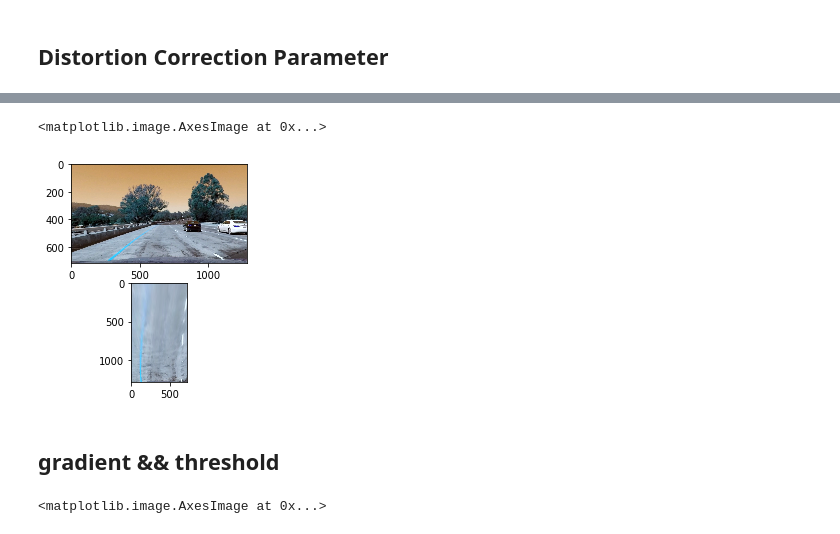
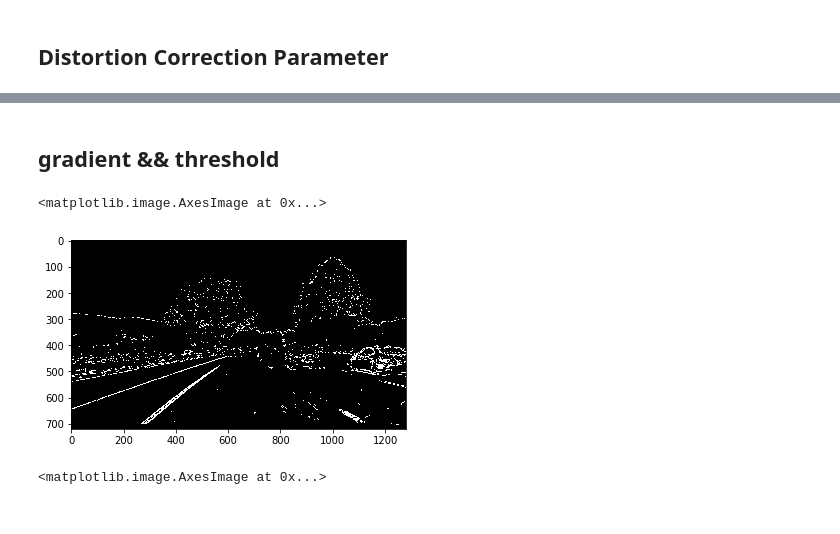
Before and after one commit to miaoyanlearningcode/CarND-Advanced-Lane-Lines, a Jupyter notebook: advanced_laneDetection.ipynb, the cells around one changed output, grey strips where cells are left out. Saved outputs shown, nothing was run; the diff lists cells and outputs as text; code cells hidden in the pictures.

```diff
--- a/advanced_laneDetection.ipynb
+++ b/advanced_laneDetection.ipynb
@@ -70,8 +70,10 @@ cv2.destroyAllWindows()
 %matplotlib inline
 # test on stright line images
 test_images = glob.glob('./test_images/*.jpg')
-img = cv2.imread(test_images[0])
+img = cv2.imread(test_images[4])
 undist = cv2.undistort(img, mtx, dist, None, mtx)
-f, (ax1, ax2) = plt.subplots(1,2,figsize=(20,10))
-ax1.imshow(img)
-ax2.imshow(undist)
+# f, (ax1, ax2) = plt.subplots(1,2,figsize=(20,10))
+# ax1.imshow(img)
+# ax2.imshow(undist)
+cv2.imshow('img1', img)
+cv2.imshow('undist', undist)
@@ -81,27 +80,3 @@ ax2.imshow(undist)
-# %%
-#perspective transf
-nx = 1280
-ny = 720
-
-img = cv2.imread(test_images[4])
-undistorted = cv2.undistort(img, mtx, dist, None, mtx)
-plt.subplot(211)
-plt.imshow(undistorted, cmap='gray')
-
-xOffset = 20
-yOffset = 20
-src = np.float32([[580,450],[710,450],[1200,700],[100,700]])
-dst = np.float32([[xOffset,yOffset],[ny-xOffset,yOffset],[ny-xOffset, nx],[xOffset,nx]])
-# dst = np.float32([[0,0],[ny,0],[ny, nx],[0,nx]])
-
-M    = cv2.getPerspectiveTransform(src, dst)
-Minv = cv2.getPerspectiveTransform(dst, src)
-warped = cv2.warpPerspective(undistorted, M, (img.shape[0], img.shape[1]), flags=cv2.INTER_LINEAR)
-plt.subplot(212)
-plt.imshow(warped, cmap='gray')
-# %% [output]
-<matplotlib.image.AxesImage at 0x...>
-[figure, removed]
 # %% [markdown]
 ## gradient && threshold
 # %%
@@ -184,3 +159,16 @@ def combinationGD(img, ksize):
     binary_comb[((binary_mag==1) & (binary_dir==1))|((binary_yAbs==1)&(binary_xAbs==1))|(binary_hls==1)] = 1
 
     return binary_comb
+# %%
+#perspective transf
+
+img = cv2.imread(test_images[4])
+
+undistorted = cv2.undistort(img, mtx, dist, None, mtx)
+cv2.imshow('img',undistorted)
+
+binaryComb = combinationGD(undistorted,7)
+plt.imshow(binaryComb, cmap='gray')
+# %% [output]
+<matplotlib.image.AxesImage at 0x...>
+[figure, added]
```
Also changed, not shown: parts of 5 cells of this notebook, 4 other files.
